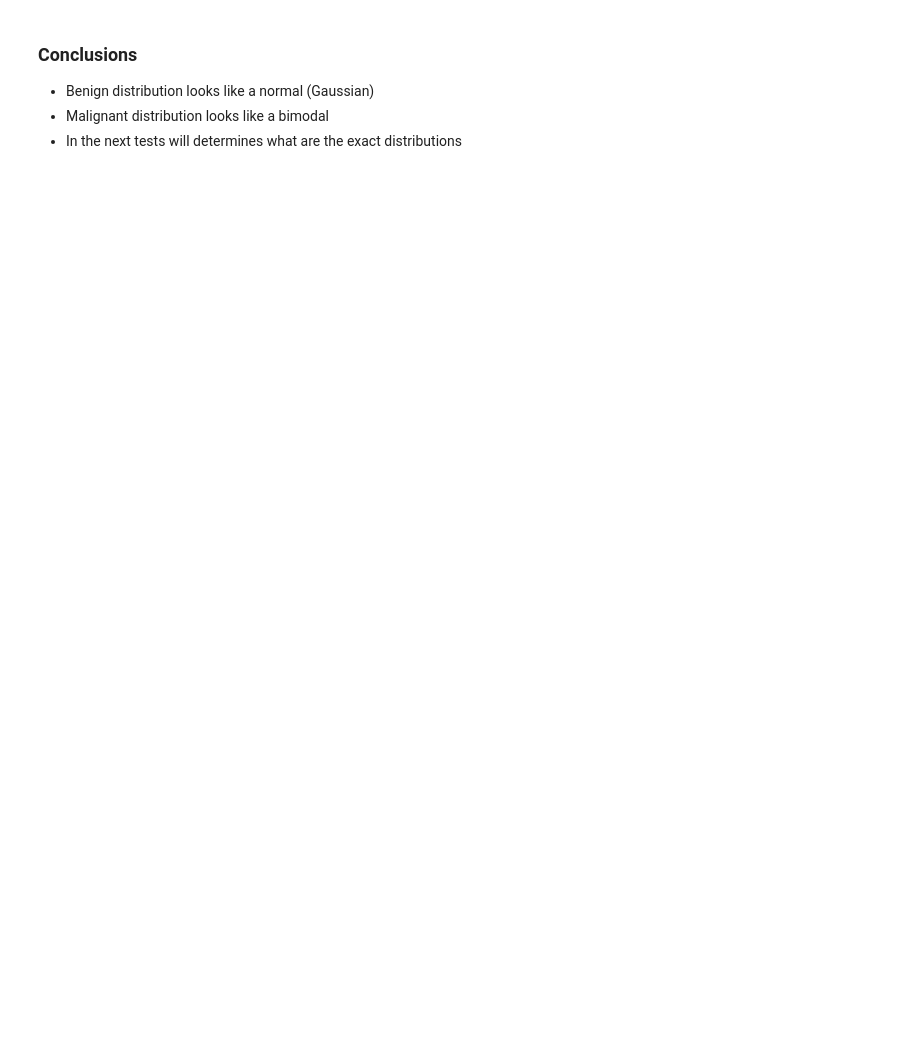
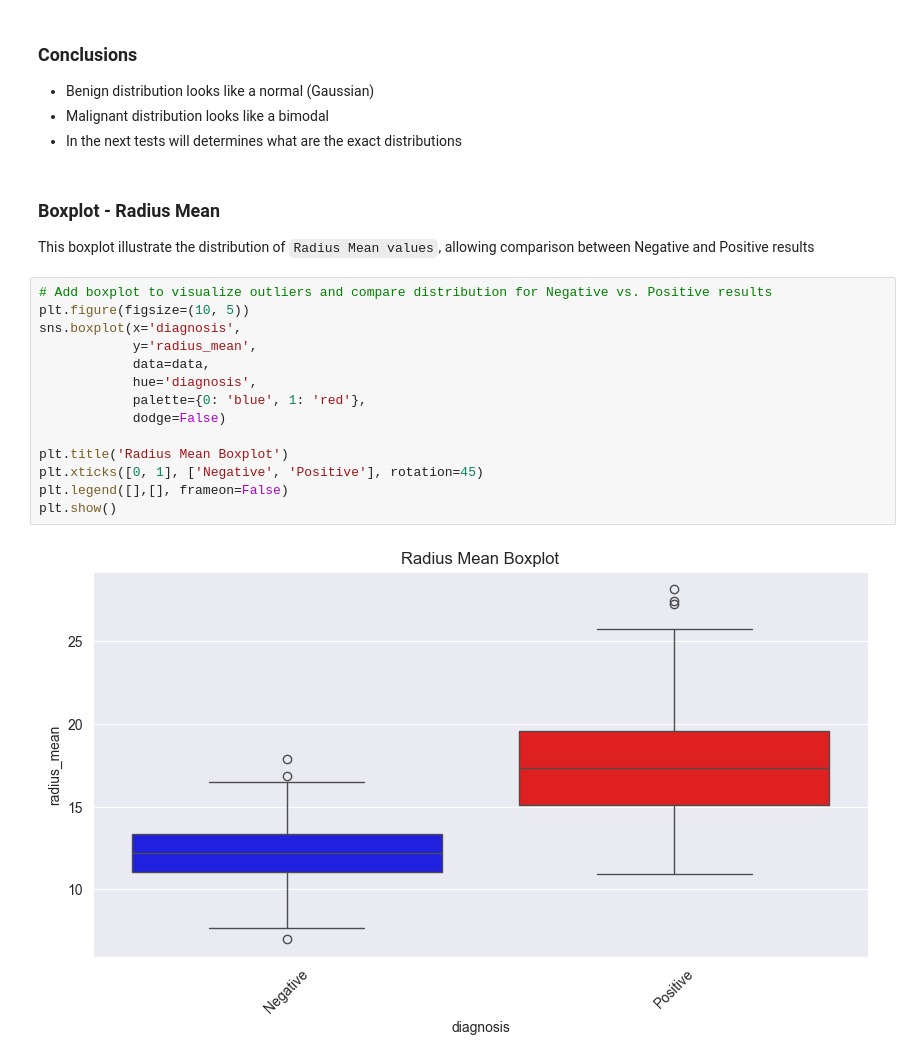
Before and after one commit to plamensve/BREAST_CANCER_ML, a Jupyter notebook: notebooks/02_eda_pdata.ipynb, the cells around one changed output. Drawn from its saved outputs; the diff is of its cells as text; blank space fills up the shorter version.

```diff
--- a/notebooks/02_eda_pdata.ipynb
+++ b/notebooks/02_eda_pdata.ipynb
@@ -54,3 +44,22 @@ plt.show()
 - Benign distribution looks like a normal (Gaussian)
 - Malignant distribution looks like a bimodal
 - In the next tests will determines what are the exact distributions
+# %% [markdown]
+### Boxplot - Radius Mean
+This boxplot illustrate the distribution of `Radius Mean values`, allowing comparison between Negative and Positive results
+# %%
+# Аdd boxplot to visualize outliers and compare distribution for Negative vs. Positive results
+plt.figure(figsize=(10, 5))
+sns.boxplot(x='diagnosis',
+            y='radius_mean',
+            data=data,
+            hue='diagnosis',
+            palette={0: 'blue', 1: 'red'},
+            dodge=False)
+
+plt.title('Radius Mean Boxplot')
+plt.xticks([0, 1], ['Negative', 'Positive'], rotation=45)
+plt.legend([],[], frameon=False)
+plt.show()
+# %% [output]
+[figure, added]
```
Also changed, not shown: parts of 7 cells of this notebook, 1 other file.
